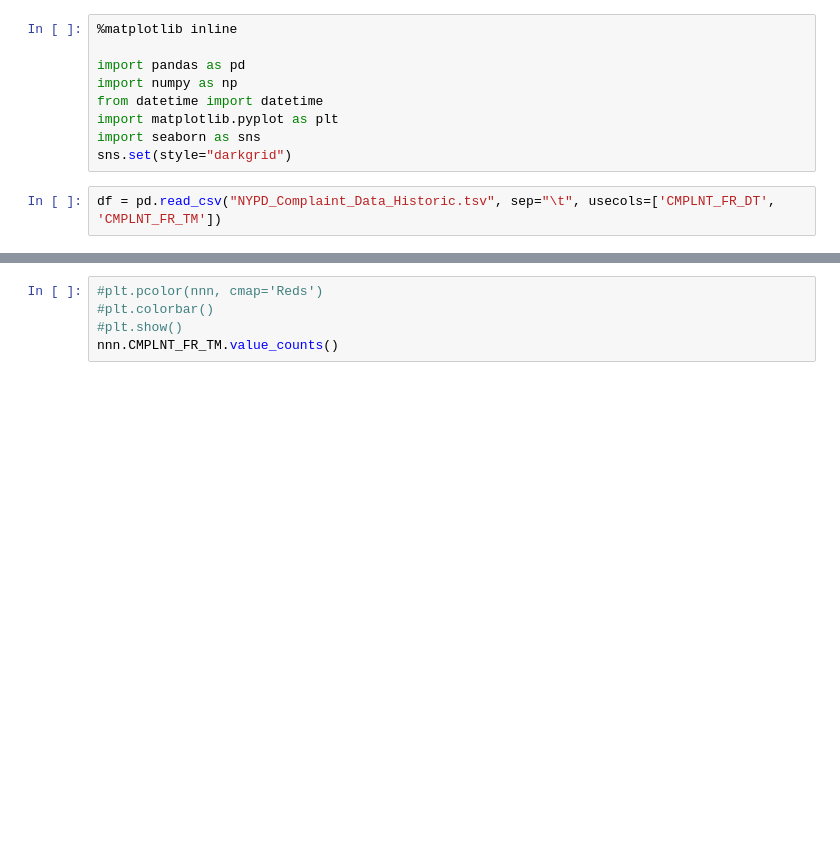
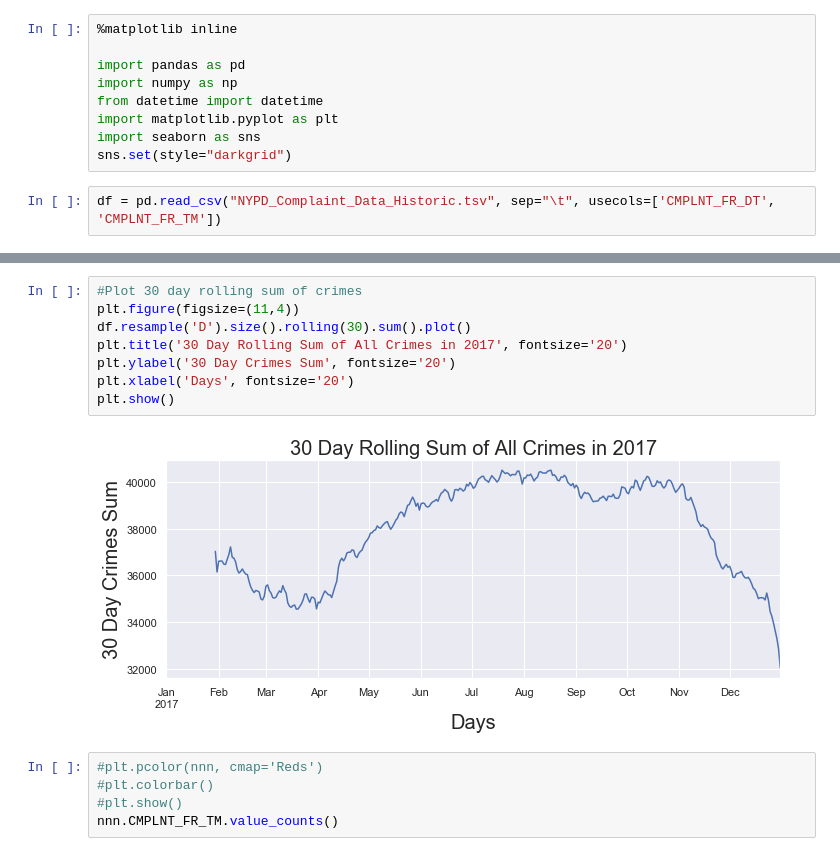
Before and after one commit to andrewnm9/nyc-crime-data, a Jupyter notebook: time-heatmap.ipynb, the cells around one changed output, grey strips where cells are left out. Cells and saved outputs as stored; diff of their text form; blank space fills up the shorter version.

```diff
--- a/time-heatmap.ipynb
+++ b/time-heatmap.ipynb
@@ -26,3 +51,13 @@ nnn= pd.concat([wd, tm], axis=1)
+# %%
+#Plot 30 day rolling sum of crimes
+plt.figure(figsize=(11,4))
+df.resample('D').size().rolling(30).sum().plot()
+plt.title('30 Day Rolling Sum of All Crimes in 2017', fontsize='20')
+plt.ylabel('30 Day Crimes Sum', fontsize='20')
+plt.xlabel('Days', fontsize='20')
+plt.show()
+# %% [output]
+[figure, added]
 # %%
 #plt.pcolor(nnn, cmap='Reds')
 #plt.colorbar()
```
Also changed, not shown: parts of 5 cells of this notebook, 9 other files.
